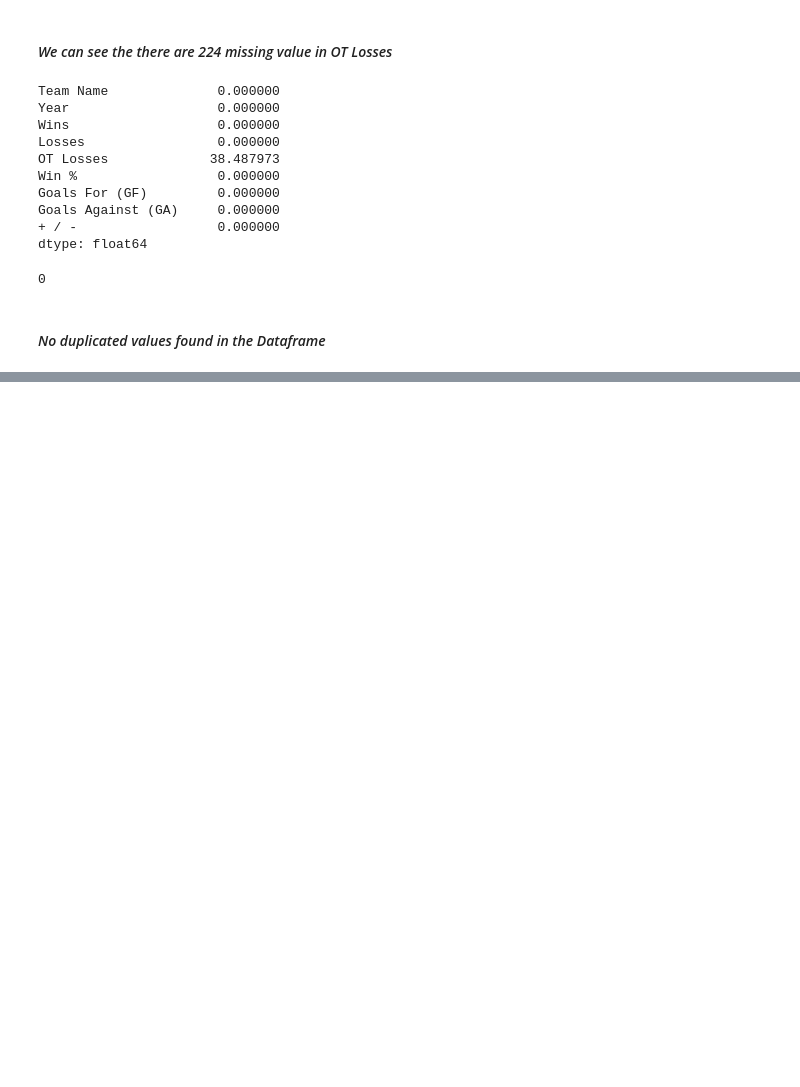
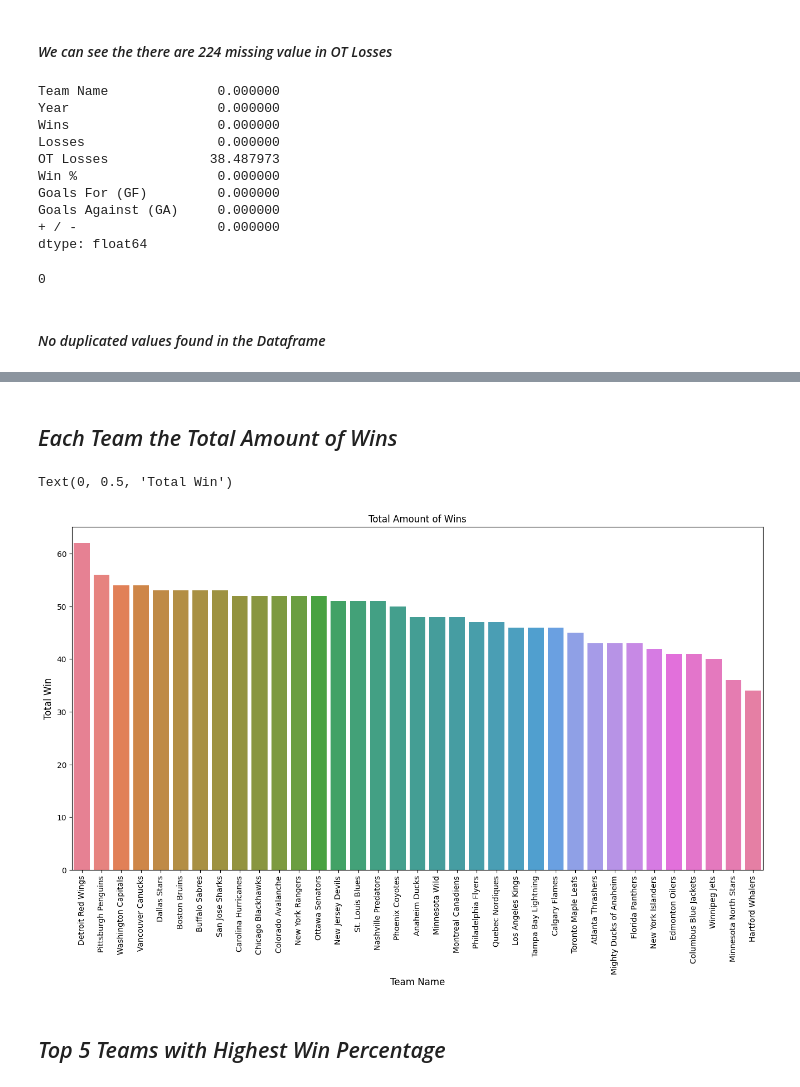
Before and after one commit to neerajprasad209/Etlhive_assignment, a Jupyter notebook: EDA_Scraped_data.ipynb, the cells around one changed output, grey strips where cells are left out. Drawn from its saved outputs; the diff is of its cells as text; code cells hidden in the pictures; blank space fills up the shorter version.

```diff
--- a/EDA_Scraped_data.ipynb
+++ b/EDA_Scraped_data.ipynb
@@ -107,0 +117,15 @@ df.duplicated().sum()
+# %% [markdown]
+## *Each Team the Total Amount of Wins*
+# %%
+max = df.groupby(['Team Name'])['Wins'].max().sort_values(ascending=False).reset_index()
+plt.figure(figsize=(16,8))
+sns.barplot(data=max, x="Team Name", y='Wins',hue='Team Name')
+plt.xticks(ticks=None,rotation=90)
+plt.title('Total Amount of Wins')
+plt.xlabel("Team Name",fontsize = 12)
+plt.ylabel("Total Win",fontsize = 12)
+# %% [output]
+Text(0, 0.5, 'Total Win')
+[figure, added]
+# %% [markdown]
+## *Top 5 Teams with Highest Win Percentage*
```
Also changed, not shown: parts of 5 cells of this notebook.
